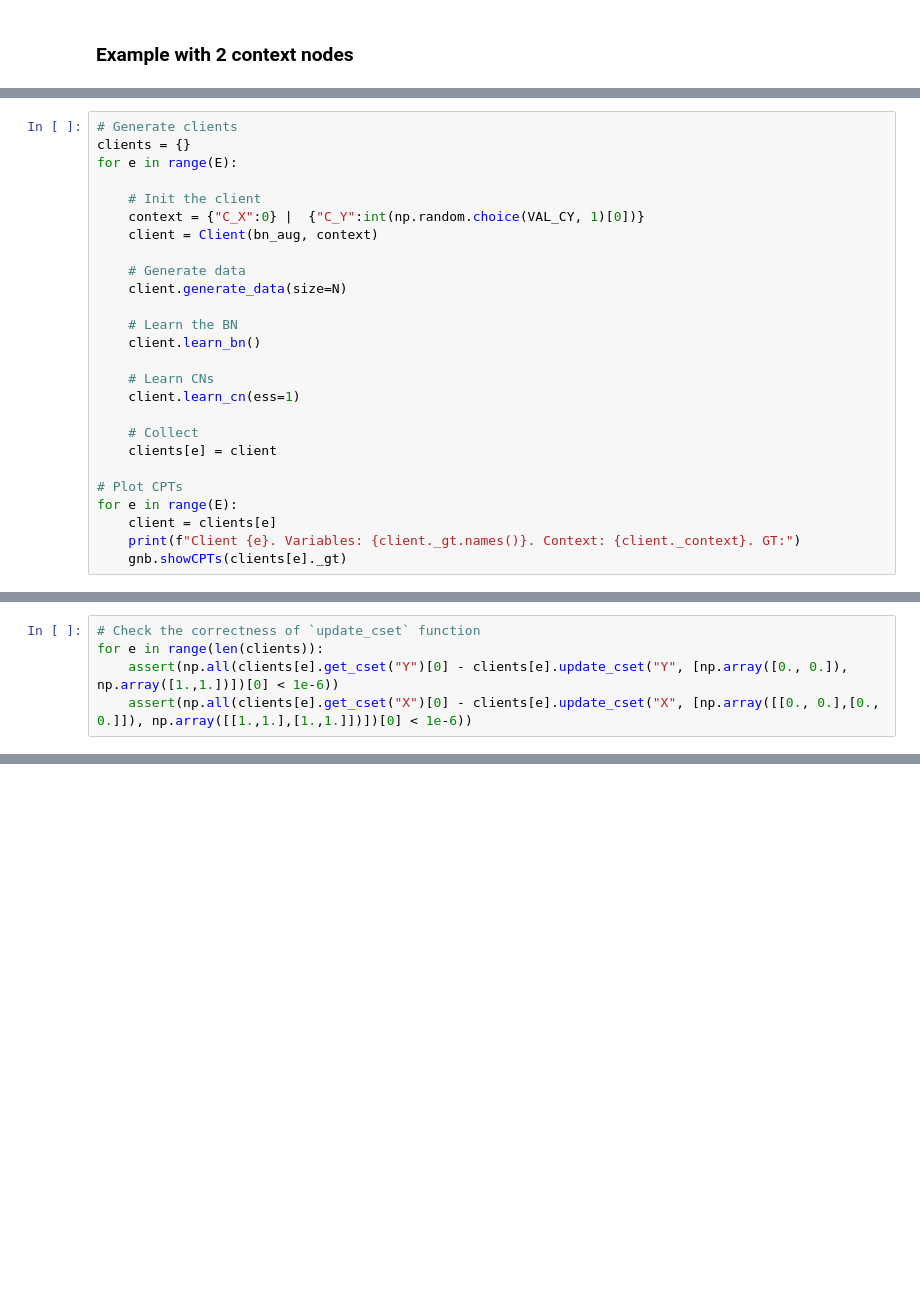
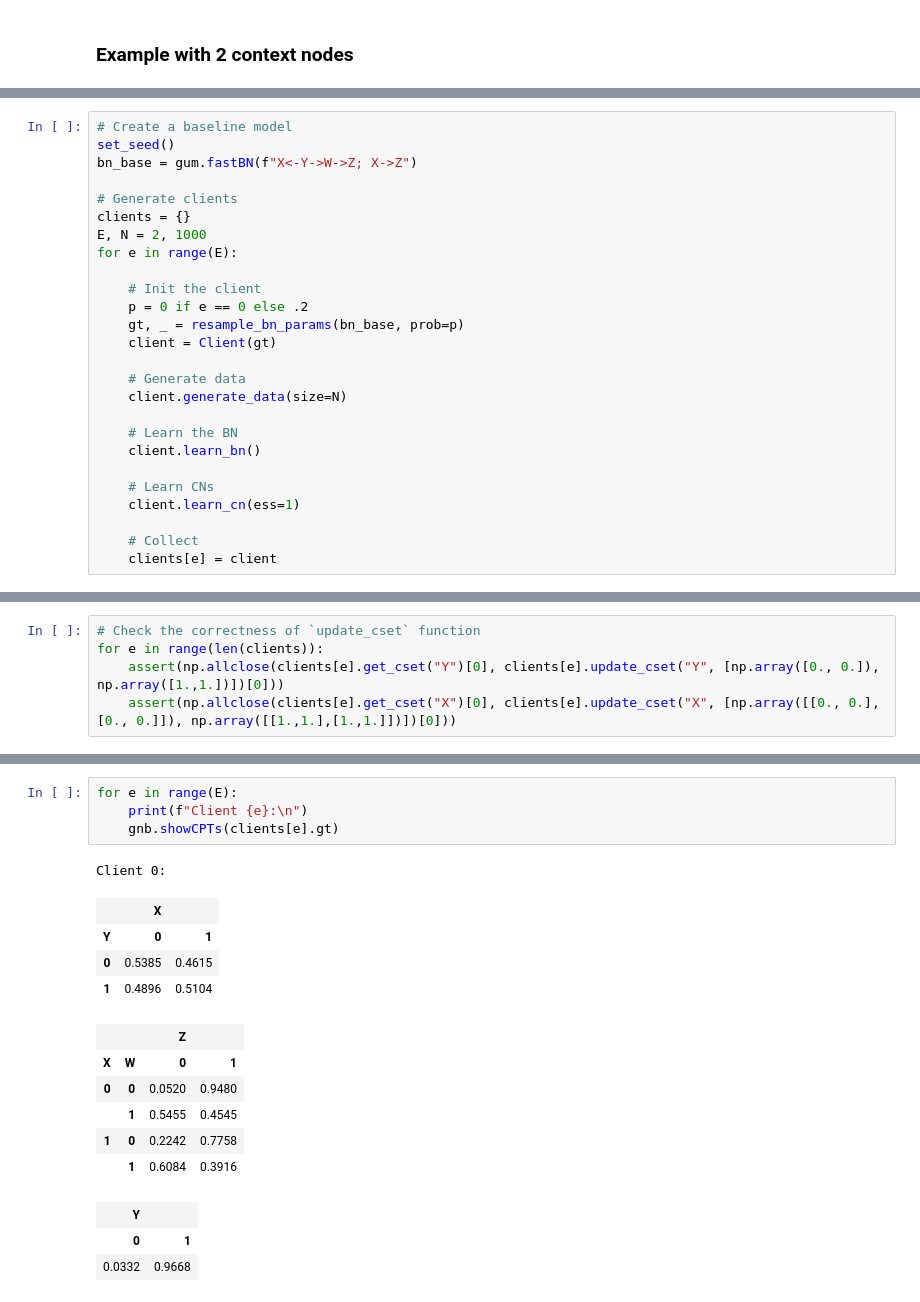
Before and after one commit to Niccolo-Rocchi/BN-FPL, a Jupyter notebook: exps.ipynb, the cells around one changed output, grey strips where cells are left out. Saved outputs shown, nothing was run; the diff lists cells and outputs as text; blank space fills up the shorter version.

Commit message:
Update functions and plots

```diff
--- a/exps.ipynb
+++ b/exps.ipynb
@@ -208,11 +251,17 @@ gnb.showBN(bn_aug.bn)
 # %%
+# Create a baseline model
+set_seed()
+bn_base = gum.fastBN(f"X<-Y->W->Z; X->Z")
+
 # Generate clients
 clients = {}
+E, N = 2, 1000
 for e in range(E):
 
     # Init the client
-    context = {"C_X":0} |  {"C_Y":int(np.random.choice(VAL_CY, 1)[0])}
-    client = Client(bn_aug, context)
+    p = 0 if e == 0 else .2
+    gt, _ = resample_bn_params(bn_base, prob=p)
+    client = Client(gt)
 
     # Generate data
     client.generate_data(size=N)
@@ -225,9 +274,3 @@ for e in range(E):
 
     # Collect
     clients[e] = client
-
-# Plot CPTs
-for e in range(E):
-    client = clients[e]
-    print(f"Client {e}. Variables: {client._gt.names()}. Context: {client._context}. GT:")
-    gnb.showCPTs(clients[e]._gt)
@@ -259,5 +277,5 @@ Client 2. Variables: {'X', 'Y'}. Context: {'C_X': 0, 'C_Y': 0}. GT:
 # %%
 # Check the correctness of `update_cset` function
 for e in range(len(clients)):
-    assert(np.all(clients[e].get_cset("Y")[0] - clients[e].update_cset("Y", [np.array([0., 0.]), np.array([1.,1.])])[0] < 1e-6))
-    assert(np.all(clients[e].get_cset("X")[0] - clients[e].update_cset("X", [np.array([[0., 0.],[0., 0.]]), np.array([[1.,1.],[1.,1.]])])[0] < 1e-6))
+    assert(np.allclose(clients[e].get_cset("Y")[0], clients[e].update_cset("Y", [np.array([0., 0.]), np.array([1.,1.])])[0]))
+    assert(np.allclose(clients[e].get_cset("X")[0], clients[e].update_cset("X", [np.array([[0., 0.],[0., 0.]]), np.array([[1.,1.],[1.,1.]])])[0]))
@@ -309,0 +314,19 @@ Updated Cset for Y in client 0:
+# %%
+for e in range(E):
+    print(f"Client {e}:\n")
+    gnb.showCPTs(clients[e].gt)
+# %% [output]
+Client 0:
+|  | X |  |
+| Y | 0 | 1 |
+| 0 | 0.5385 | 0.4615 |
+| 1 | 0.4896 | 0.5104 |
+|  |  | Z |  |
+| X | W | 0 | 1 |
+| 0 | 0 | 0.0520 | 0.9480 |
+|  | 1 | 0.5455 | 0.4545 |
+| 1 | 0 | 0.2242 | 0.7758 |
+|  | 1 | 0.6084 | 0.3916 |
+| Y |  |
+| 0 | 1 |
+| 0.0332 | 0.9668 |
```
Also changed, not shown: parts of 14 cells of this notebook, 1 other file.
